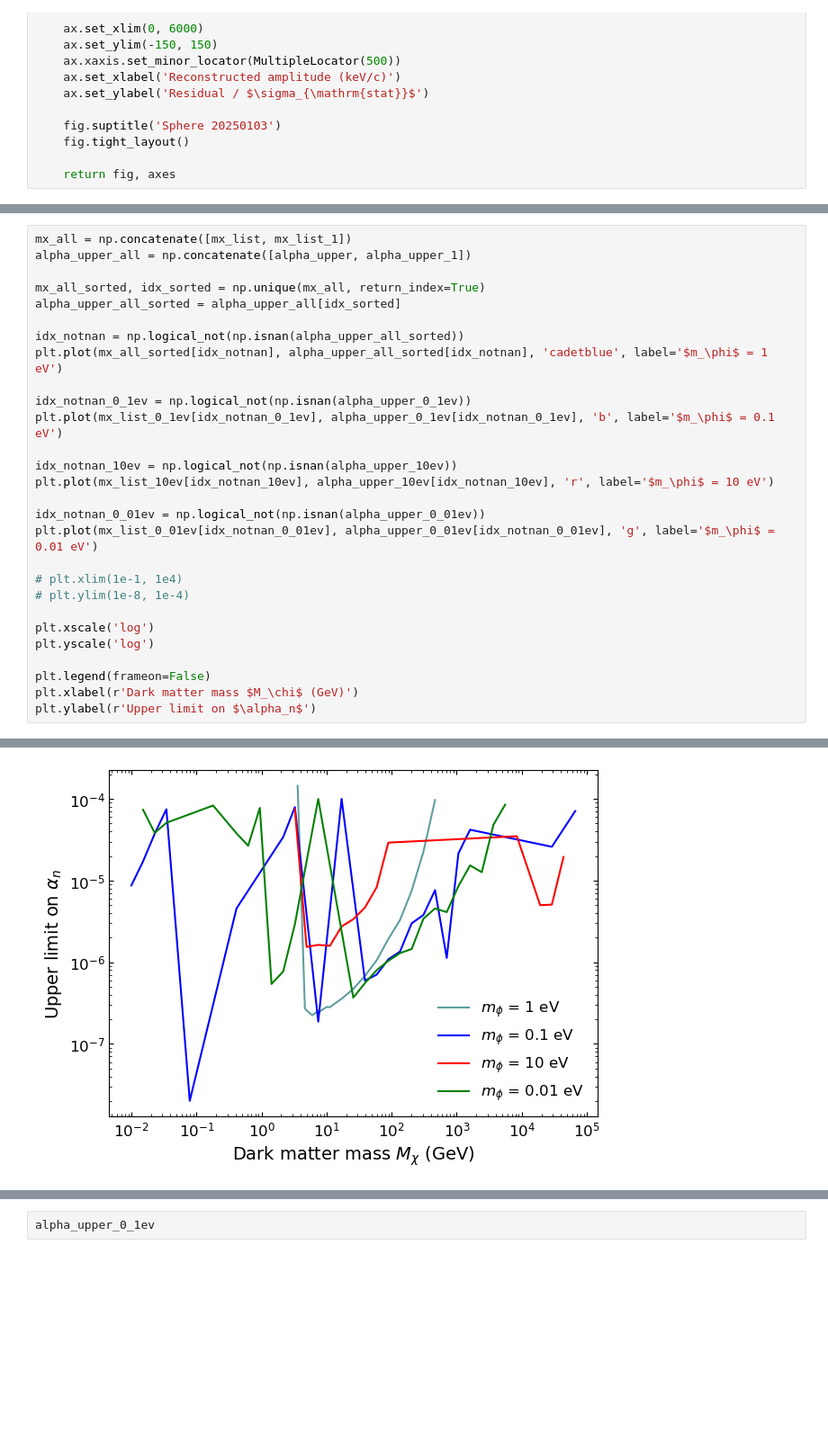
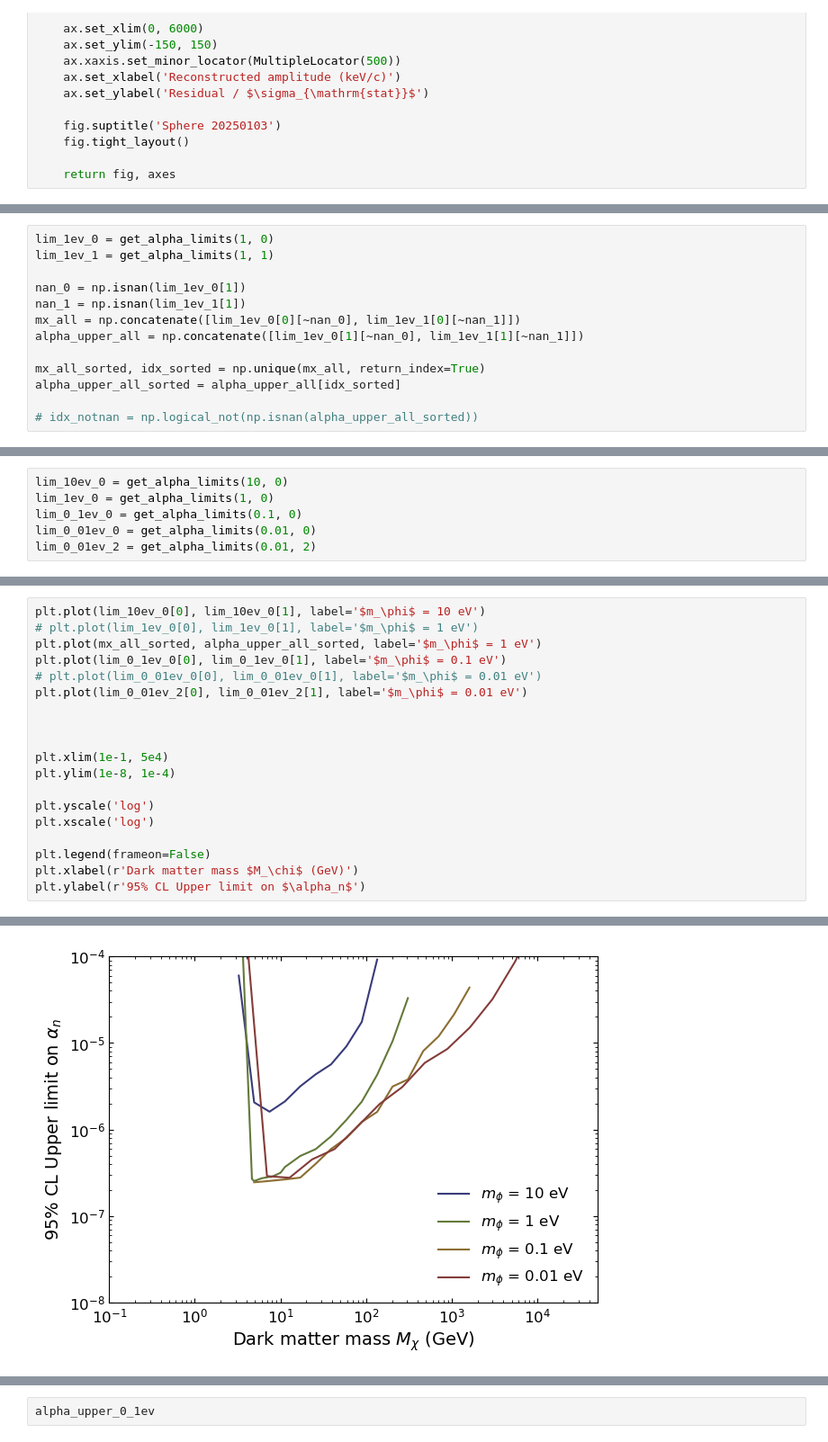
Before and after one commit to yuhants/dm_nanospheres, a Jupyter notebook: analysis_notebooks/sphere_20250103_dm_analysis.ipynb, the cells around one changed output, grey strips where cells are left out. Shown at 90% size. Saved outputs shown, nothing was run; the diff lists cells and outputs as text; blank space fills up the shorter version.

```diff
--- a/analysis_notebooks/sphere_20250103_dm_analysis.ipynb
+++ b/analysis_notebooks/sphere_20250103_dm_analysis.ipynb
@@ -366,2 +218,15 @@ np.savez('./profile_nlls/profile_nlls_1ev_1.npz', mx=mx_list_1, alpha=alpha_list
+# %%
+lim_1ev_0 = get_alpha_limits(1, 0)
+lim_1ev_1 = get_alpha_limits(1, 1)
+
+nan_0 = np.isnan(lim_1ev_0[1])
+nan_1 = np.isnan(lim_1ev_1[1])
+mx_all = np.concatenate([lim_1ev_0[0][~nan_0], lim_1ev_1[0][~nan_1]])
+alpha_upper_all = np.concatenate([lim_1ev_0[1][~nan_0], lim_1ev_1[1][~nan_1]])
+
+mx_all_sorted, idx_sorted = np.unique(mx_all, return_index=True)
+alpha_upper_all_sorted = alpha_upper_all[idx_sorted]
+
+# idx_notnan = np.logical_not(np.isnan(alpha_upper_all_sorted))
 # %%
 def smooth_nlls(alpha_list, nlls):
@@ -436,0 +281,6 @@ print(alpha_upper_10ev)
+# %%
+lim_10ev_0 = get_alpha_limits(10, 0)
+lim_1ev_0 = get_alpha_limits(1, 0)
+lim_0_1ev_0 = get_alpha_limits(0.1, 0)
+lim_0_01ev_0 = get_alpha_limits(0.01, 0)
+lim_0_01ev_2 = get_alpha_limits(0.01, 2)
@@ -437,29 +327,20 @@ print(alpha_upper_10ev)
 # %%
-mx_all = np.concatenate([mx_list, mx_list_1])
-alpha_upper_all = np.concatenate([alpha_upper, alpha_upper_1])
+plt.plot(lim_10ev_0[0], lim_10ev_0[1], label='$m_\phi$ = 10 eV')
+# plt.plot(lim_1ev_0[0], lim_1ev_0[1], label='$m_\phi$ = 1 eV')
+plt.plot(mx_all_sorted, alpha_upper_all_sorted, label='$m_\phi$ = 1 eV')
+plt.plot(lim_0_1ev_0[0], lim_0_1ev_0[1], label='$m_\phi$ = 0.1 eV')
+# plt.plot(lim_0_01ev_0[0], lim_0_01ev_0[1], label='$m_\phi$ = 0.01 eV')
+plt.plot(lim_0_01ev_2[0], lim_0_01ev_2[1], label='$m_\phi$ = 0.01 eV')
 
-mx_all_sorted, idx_sorted = np.unique(mx_all, return_index=True)
-alpha_upper_all_sorted = alpha_upper_all[idx_sorted]
 
-idx_notnan = np.logical_not(np.isnan(alpha_upper_all_sorted))
-plt.plot(mx_all_sorted[idx_notnan], alpha_upper_all_sorted[idx_notnan], 'cadetblue', label='$m_\phi$ = 1 eV')
 
-idx_notnan_0_1ev = np.logical_not(np.isnan(alpha_upper_0_1ev))
-plt.plot(mx_list_0_1ev[idx_notnan_0_1ev], alpha_upper_0_1ev[idx_notnan_0_1ev], 'b', label='$m_\phi$ = 0.1 eV')
+plt.xlim(1e-1, 5e4)
+plt.ylim(1e-8, 1e-4)
 
-idx_notnan_10ev = np.logical_not(np.isnan(alpha_upper_10ev))
-plt.plot(mx_list_10ev[idx_notnan_10ev], alpha_upper_10ev[idx_notnan_10ev], 'r', label='$m_\phi$ = 10 eV')
-
-idx_notnan_0_01ev = np.logical_not(np.isnan(alpha_upper_0_01ev))
-plt.plot(mx_list_0_01ev[idx_notnan_0_01ev], alpha_upper_0_01ev[idx_notnan_0_01ev], 'g', label='$m_\phi$ = 0.01 eV')
-
-# plt.xlim(1e-1, 1e4)
-# plt.ylim(1e-8, 1e-4)
-
+plt.yscale('log')
 plt.xscale('log')
-plt.yscale('log')
 
 plt.legend(frameon=False)
 plt.xlabel(r'Dark matter mass $M_\chi$ (GeV)')
-plt.ylabel(r'Upper limit on $\alpha_n$')
+plt.ylabel(r'95% CL Upper limit on $\alpha_n$')
 # %% [output]
@@ -467 +348 @@ Text(0, 0.5, 'Upper limit on $\\alpha_n$')
-[figure, old version]
+[figure, new version]
```
Also changed, not shown: parts of 22 cells of this notebook, 13 other files.
